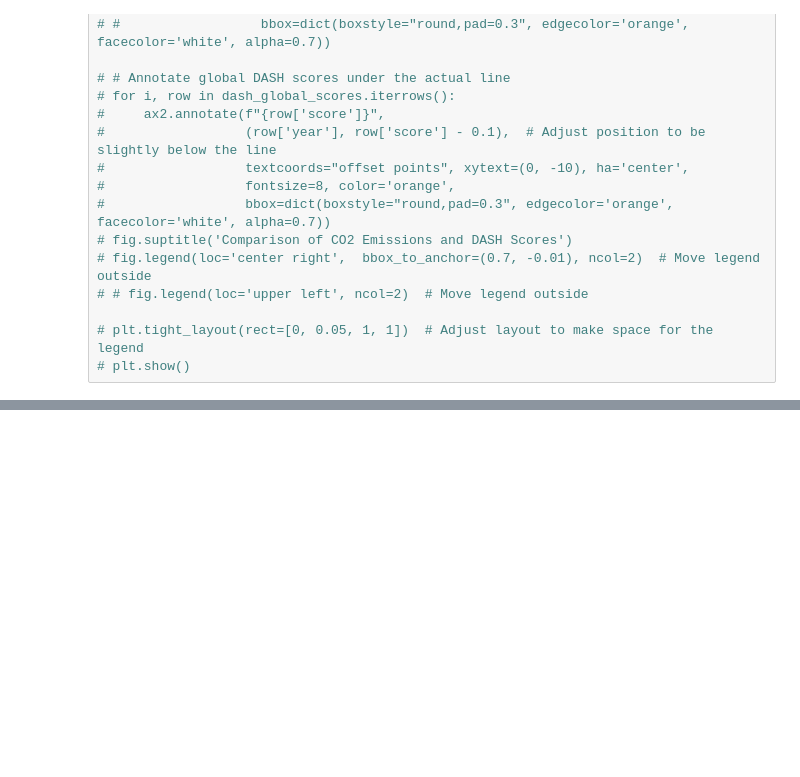
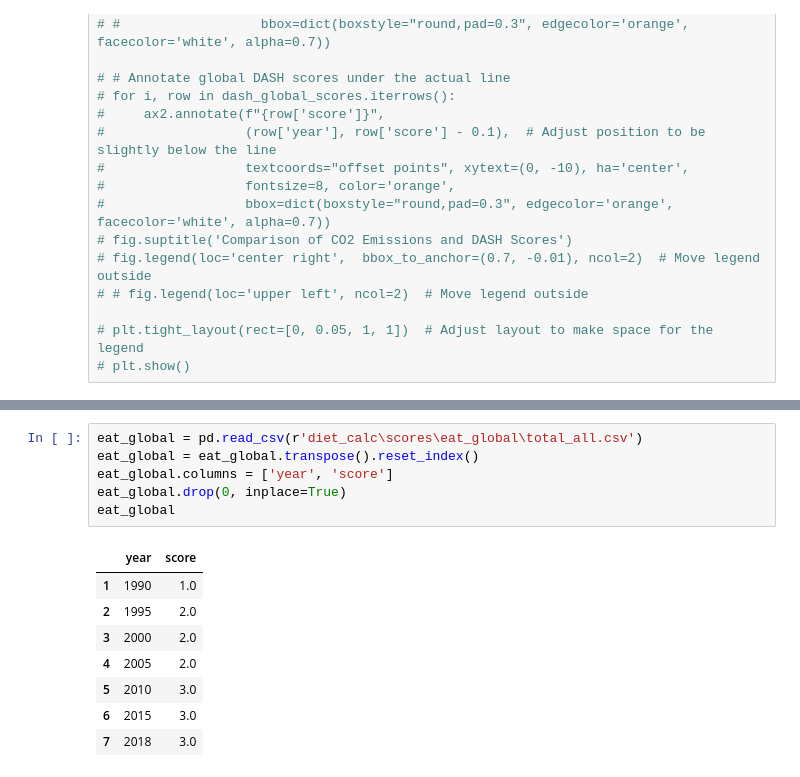
Before and after one commit to iMaatin/climate_change, a Jupyter notebook: vis.ipynb, the cells around one changed output, grey strips where cells are left out. Drawn from its saved outputs; the diff is of its cells as text; blank space fills up the shorter version.

```diff
--- a/vis.ipynb
+++ b/vis.ipynb
@@ -181,0 +201,15 @@ make_plots(emr_co2, global_co2, dash_emr, dash_global, 'DASH', 'all')
+# %%
+eat_global = pd.read_csv(r'diet_calc\scores\eat_global\total_all.csv')
+eat_global = eat_global.transpose().reset_index()
+eat_global.columns = ['year', 'score']
+eat_global.drop(0, inplace=True)
+eat_global
+# %% [output]
+|  | year | score |
+| 1 | 1990 | 1.0 |
+| 2 | 1995 | 2.0 |
+| 3 | 2000 | 2.0 |
+| 4 | 2005 | 2.0 |
+| 5 | 2010 | 3.0 |
+| 6 | 2015 | 3.0 |
+| 7 | 2018 | 3.0 |
```
Also changed, not shown: parts of 3 cells of this notebook, 2 other files.
